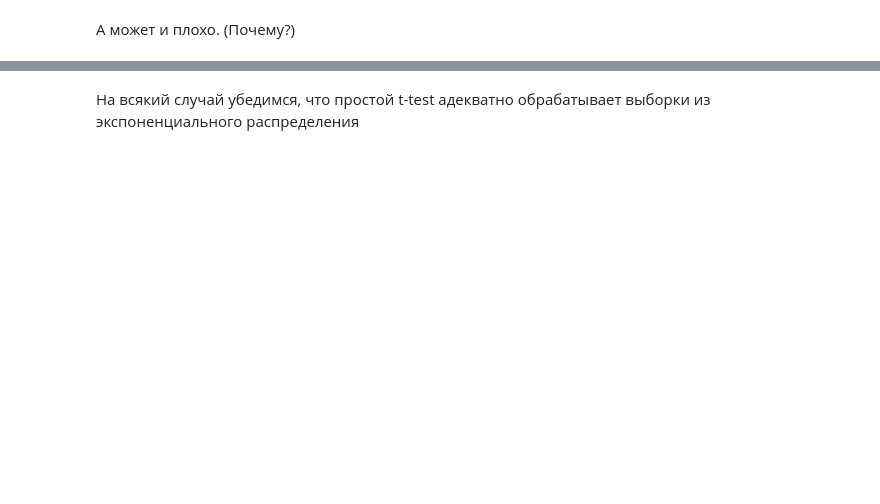
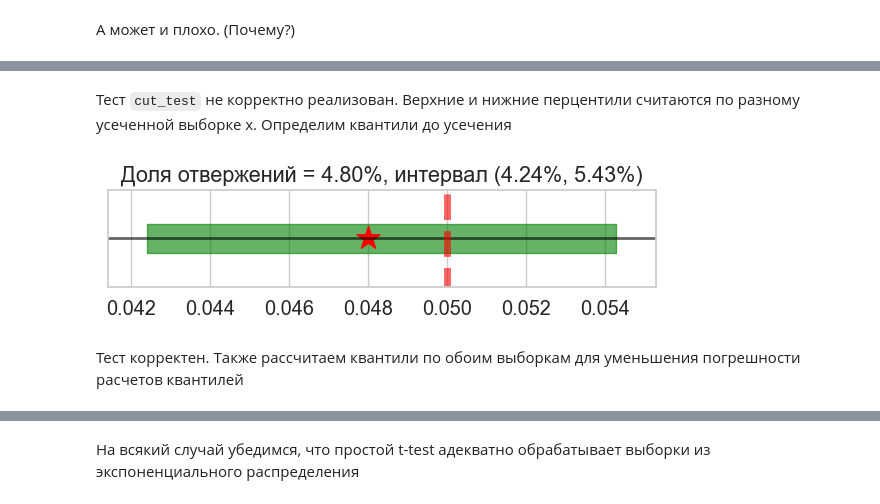
Before and after one commit to NMashalov/2023_OpenMipt_course, a Jupyter notebook: lesson11/ab_test_valid_train.ipynb, the cells around one changed output, grey strips where cells are left out. Drawn from its saved outputs; the diff is of its cells as text; code cells hidden in the pictures; blank space fills up the shorter version.

```diff
--- a/lesson11/ab_test_valid_train.ipynb
+++ b/lesson11/ab_test_valid_train.ipynb
@@ -271,0 +272,28 @@ AA_test(
+# %% [markdown]
+Тест `cut_test` не корректно реализован. Верхние и нижние перцентили считаются по разному усеченной выборке x.
+Определим квантили до усечения
+# %%
+def cut_test_corr(x, y, q=0.01, alpha=0.05):
+    '''
+    Критерий, который удаляет выбросы и применяет ttest.
+
+    x, y -- выборки
+    q -- доля выбросов с каждой стороны
+    alpha -- теоретический уровень значимости
+    '''
+    min_sample, max_sample = np.percentile(x, 100*(q)) ,np.percentile(x, 100*(1-q))
+
+    x = x[(x <= max_sample) & (x >= min_sample)]
+    y = y[(y <= max_sample) & (y >= min_sample)]
+
+    return sps.ttest_ind(x, y, alternative='two-sided')[1] < alpha
+# %%
+AA_test(
+    test=cut_test_corr,
+    generate_sample_x=np.random.exponential,
+    n_iter=n_iter,
+)
+# %% [output]
+[figure, added]
+# %% [markdown]
+Тест корректен. Также рассчитаем квантили по обоим выборкам для уменьшения погрешности расчетов квантилей
```
Also changed, not shown: parts of 30 cells of this notebook, 6 other files.
